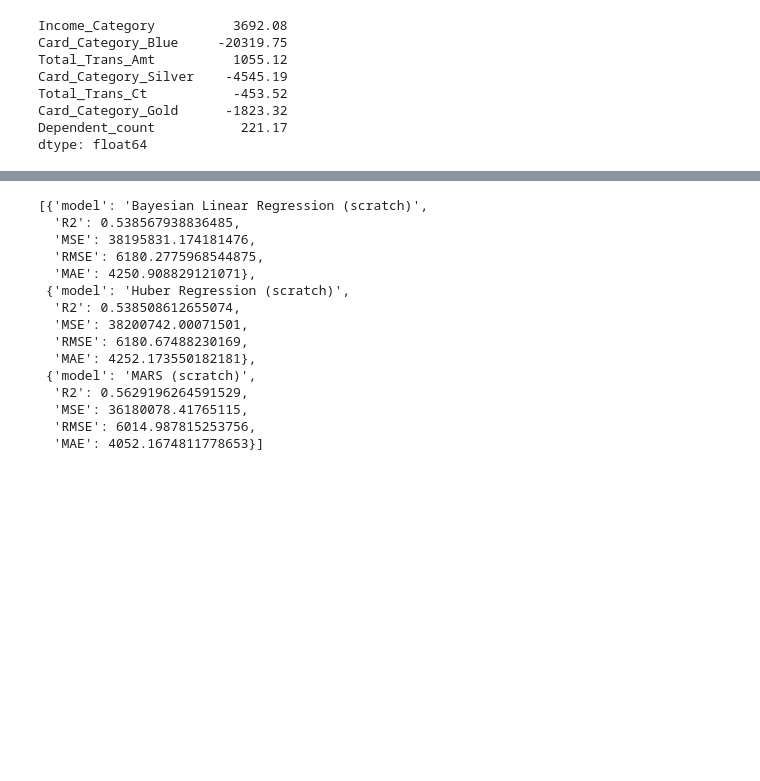
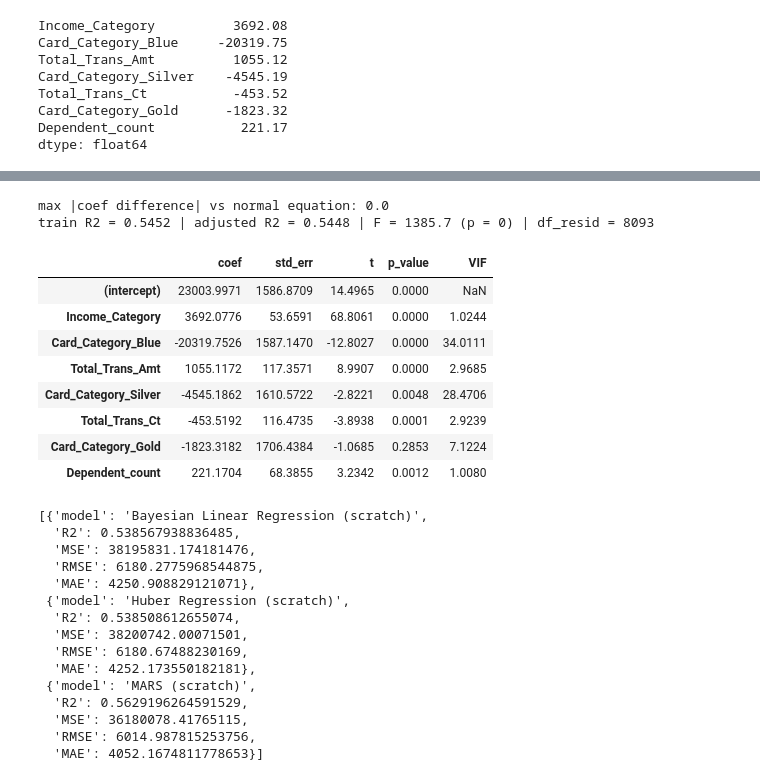
Before and after one commit to nj-nattida/Intro-to-ML, a Jupyter notebook: regression_compare.ipynb, the cells around one changed output, grey strips where cells are left out. Saved outputs shown, nothing was run; the diff lists cells and outputs as text; code cells hidden in the pictures; blank space fills up the shorter version.

```diff
--- a/regression_compare.ipynb
+++ b/regression_compare.ipynb
@@ -197,3 +310,22 @@ max |coef difference| vs normal equation: 148.6887
+# %%
+mr = MultipleRegressionScratch().fit(X_train, y_train, feature_names=reg_features)
+evaluate("Multiple regression (OLS, scratch)", y_test, mr.predict(X_test))
+
+print("max |coef difference| vs normal equation:", np.abs(mr.coef_ - lin.coef_).max().round(6))
+print(f"train R2 = {mr.r2_:.4f} | adjusted R2 = {mr.adj_r2_:.4f} | F = {mr.f_:.1f} (p = {mr.f_p_:.3g}) | df_resid = {mr.df_resid_}")
+mr.summary().round(4)
+# %% [output]
+max |coef difference| vs normal equation: 0.0
+train R2 = 0.5452 | adjusted R2 = 0.5448 | F = 1385.7 (p = 0) | df_resid = 8093
+|  | coef | std_err | t | p_value | VIF |
+| (intercept) | 23003.9971 | 1586.8709 | 14.4965 | 0.0000 | NaN |
+| Income_Category | 3692.0776 | 53.6591 | 68.8061 | 0.0000 | 1.0244 |
+| Card_Category_Blue | -20319.7526 | 1587.1470 | -12.8027 | 0.0000 | 34.0111 |
+| Total_Trans_Amt | 1055.1172 | 117.3571 | 8.9907 | 0.0000 | 2.9685 |
+| Card_Category_Silver | -4545.1862 | 1610.5722 | -2.8221 | 0.0048 | 28.4706 |
+| Total_Trans_Ct | -453.5192 | 116.4735 | -3.8938 | 0.0001 | 2.9239 |
+| Card_Category_Gold | -1823.3182 | 1706.4384 | -1.0685 | 0.2853 | 7.1224 |
+| Dependent_count | 221.1704 | 68.3855 | 3.2342 | 0.0012 | 1.0080 |
 # %%
 # นิยาม class ของ 3 โมเดลที่ save ไว้จาก notebook อื่น pickle ต้องเจอ class ชื่อเดียวกันตอน load
 class BayesianLinearRegression:
```
Also changed, not shown: parts of 4 cells of this notebook, 4 other files.
